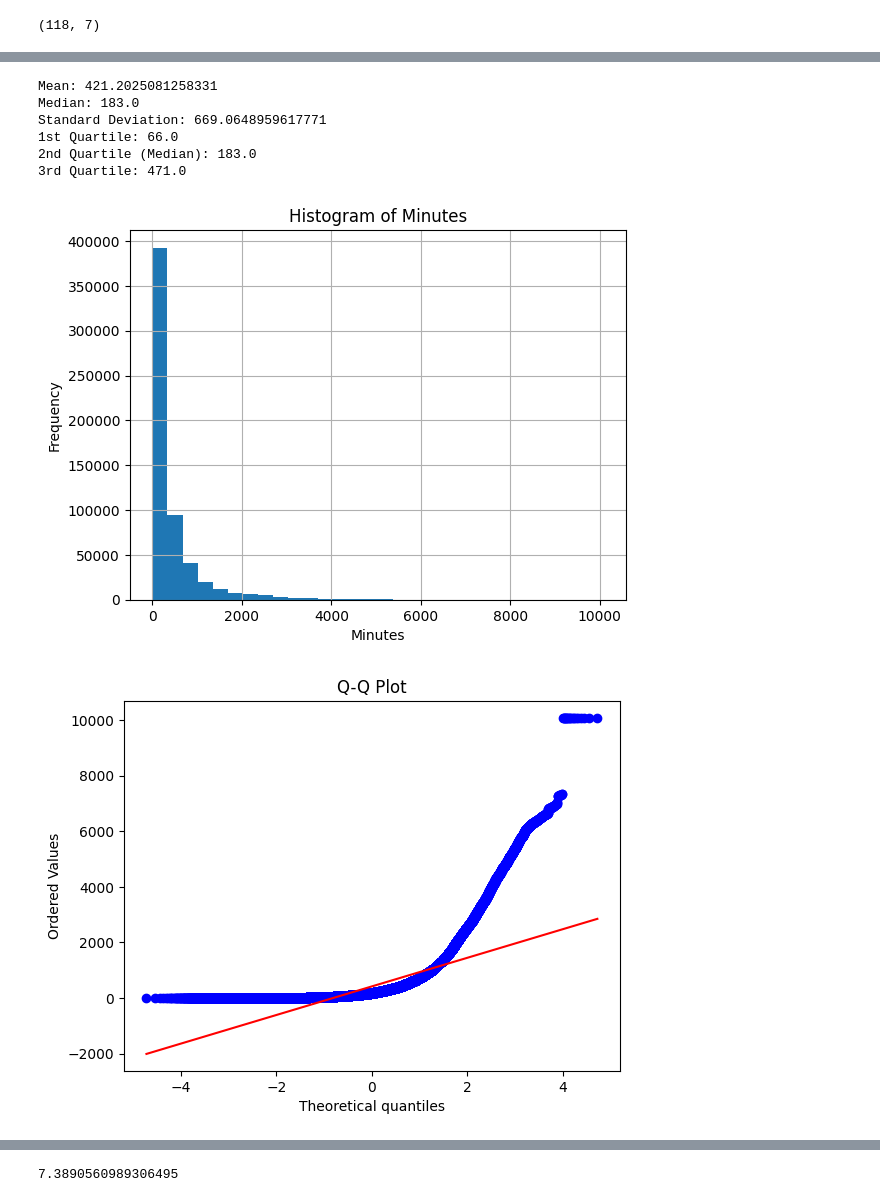
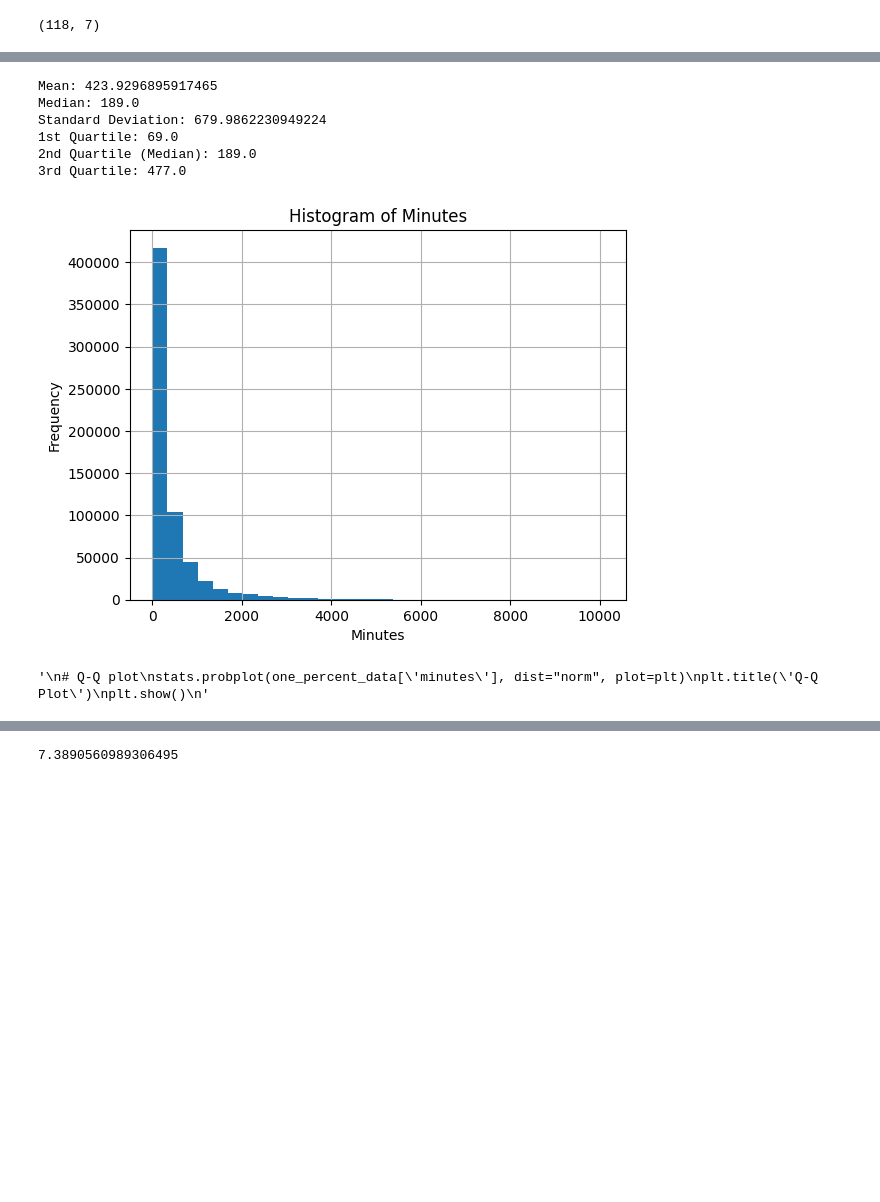
Before and after one commit to sminibae/MidasProject3, a Jupyter notebook: BTC/02-0.Data_Analysis.ipynb, the cells around one changed output, grey strips where cells are left out. Cells and saved outputs as stored; diff of their text form; code cells hidden in the pictures; blank space fills up the shorter version.

```diff
--- a/BTC/02-0.Data_Analysis.ipynb
+++ b/BTC/02-0.Data_Analysis.ipynb
@@ -94,3 +71,5 @@ threshold_data
+# %%
+threshold_data = threshold_data[:len(data)]
 # %%
 print(len(threshold_data))
 # %% [output]
@@ -152,27 +131,29 @@ print(f"1st Quartile: {quartiles[0.25]}")
 print(f"2nd Quartile (Median): {quartiles[0.5]}")
 print(f"3rd Quartile: {quartiles[0.75]}")
 # %% [output]
-Mean: 421.2025081258331
-Median: 183.0
-Standard Deviation: 669.0648959617771
-1st Quartile: 66.0
-2nd Quartile (Median): 183.0
-3rd Quartile: 471.0
+Mean: 423.9296895917465
+Median: 189.0
+Standard Deviation: 679.9862230949224
+1st Quartile: 69.0
+2nd Quartile (Median): 189.0
+3rd Quartile: 477.0
 # %%
 # Histogram
 one_percent_data['minutes'].hist(bins=30)
 plt.title('Histogram of Minutes')
 plt.xlabel('Minutes')
 plt.ylabel('Frequency')
 plt.show()
 
+'''
 # Q-Q plot
 stats.probplot(one_percent_data['minutes'], dist="norm", plot=plt)
 plt.title('Q-Q Plot')
 plt.show()
+'''
 # %% [output]
-[figure, old version]
+[figure, new version]
-[figure, removed]
+'\n# Q-Q plot\nstats.probplot(one_percent_data[\'minutes\'], dist="norm", plot=plt)\nplt.title(\'Q-Q Plot\')\nplt.show()\n'
 # %%
 # Log Transformation
 one_percent_data['log_minutes'] = np.log(one_percent_data['minutes'] + 1)  # Adding 1 to avoid log(0)
```
Also changed, not shown: parts of 17 cells of this notebook, 36 other files.
